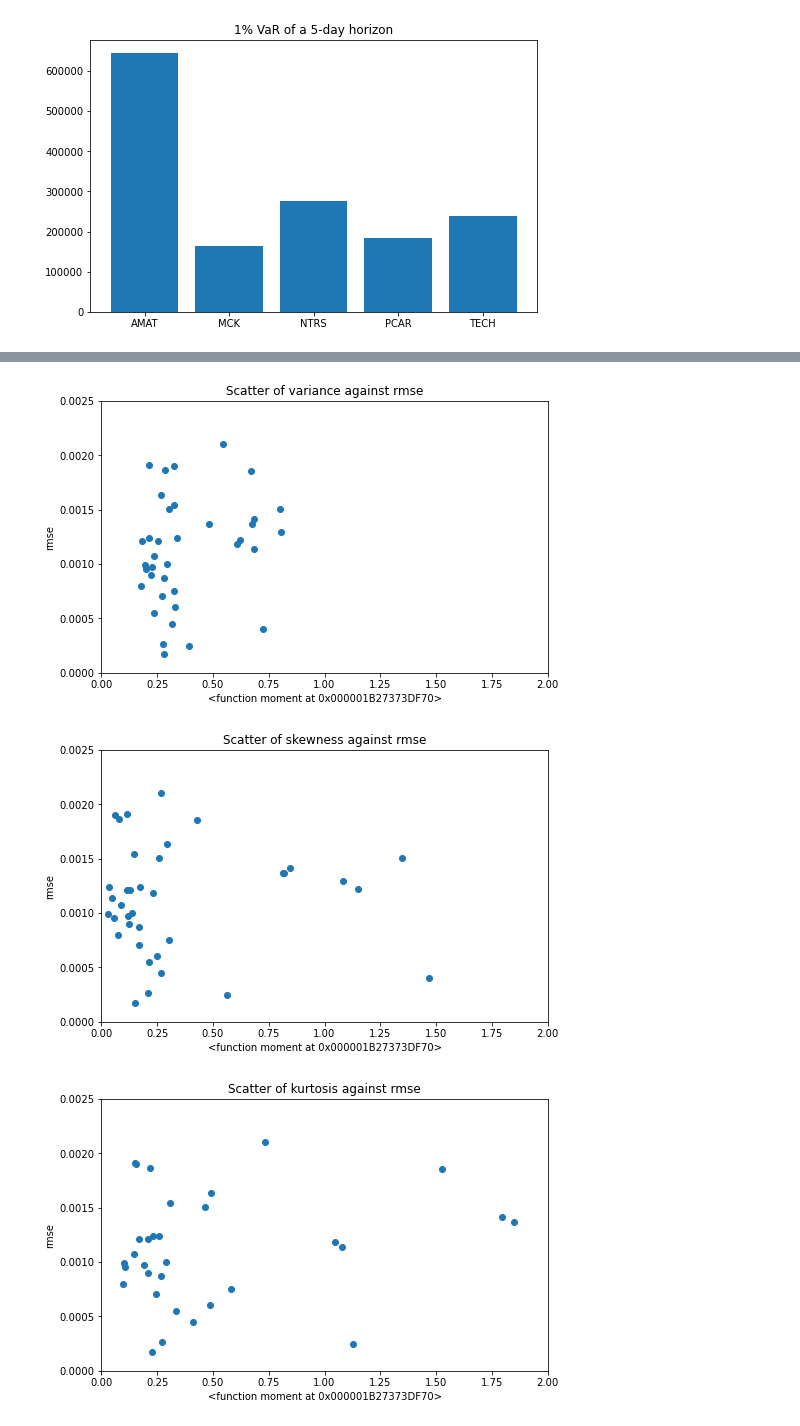
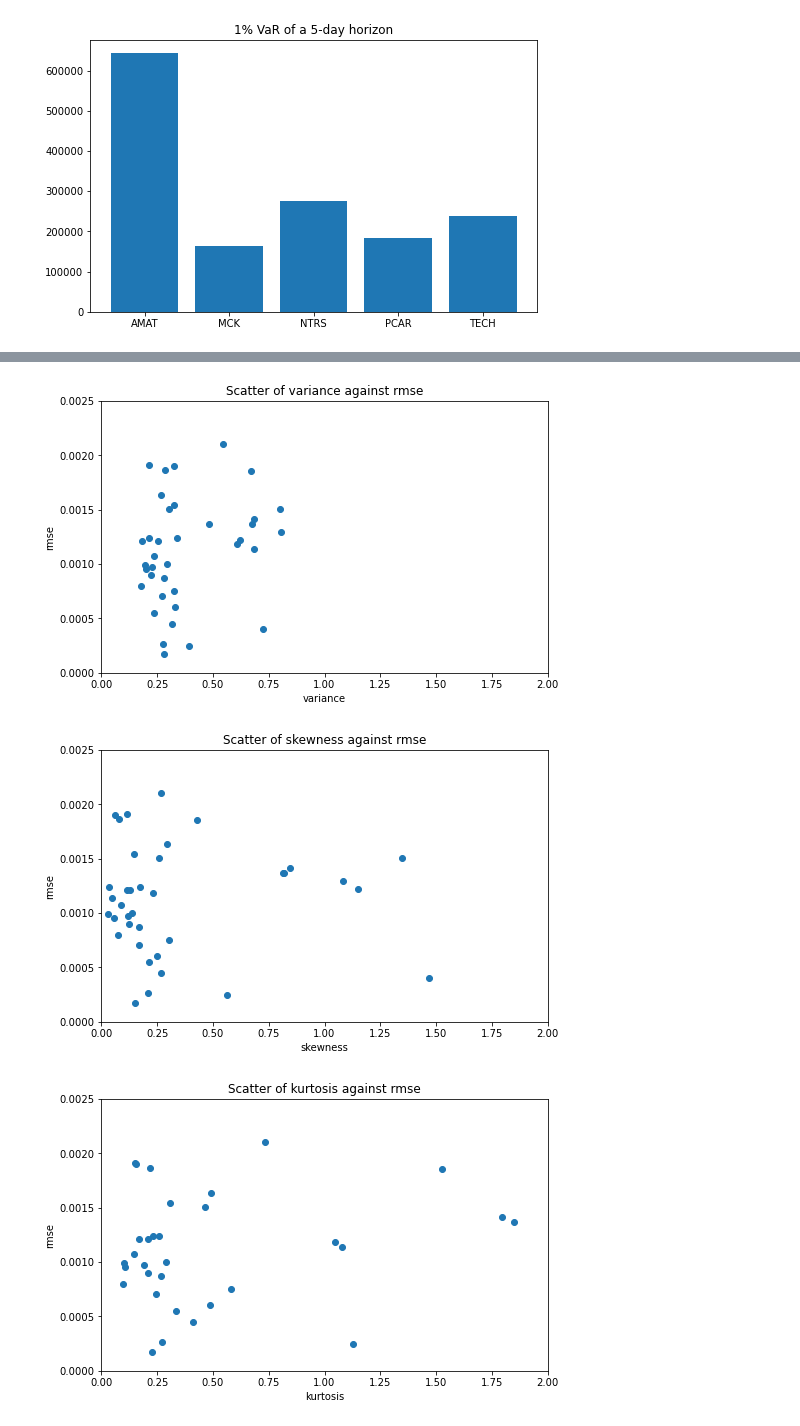
Before and after one commit to corentinwerenne/volatility_prediction, a Jupyter notebook: wip.ipynb, the cells around one changed output, grey strips where cells are left out. Drawn from its saved outputs; the diff is of its cells as text; code cells hidden in the pictures.

```diff
--- a/wip.ipynb
+++ b/wip.ipynb
@@ -694,16 +702,3 @@ def nn_vs_moments(s, n, start, end, interval):
 moments_rmses_df = pd.read_csv('moments_rmses.csv', index_col=0)
 # %%
 moments_rmses_df = moments_rmses_df.T
-# %%
-# Remove outliers
-trues = {}
-for column in ['variance', 'skewness', 'kurtosis']:
-    trues[column] = np.abs(stats.zscore(moments_rmses_df[column])) < 0.4
-
-keepers = []
-for ticker in trues['variance'].keys():
-    keep = trues['variance'][ticker] * trues['skewness'][ticker] * trues['kurtosis'][ticker]
-    if keep == True:
-        keepers.append(ticker)
-    else:
-        continue
@@ -710,13 +714,13 @@ for ticker in trues['variance'].keys():
 # %%
 # Plot these tickers moments against the rmse
 for column in ['variance', 'skewness', 'kurtosis']:
     plt.scatter(x=moments_rmses_df.loc[keepers][column], y=moments_rmses_df.loc[keepers]['rmse'])
     plt.axis((0,2,0,0.0025))
-    plt.xlabel(moment)
+    plt.xlabel(column)
     plt.ylabel('rmse')
     plt.title(f'Scatter of {column} against rmse')
     plt.show()
 # %% [output]
-[figure, old version]
+[figure, new version]
-[figure, old version]
+[figure, new version]
-[figure, old version]
+[figure, new version]
```
Also changed, not shown: parts of 24 cells of this notebook.
